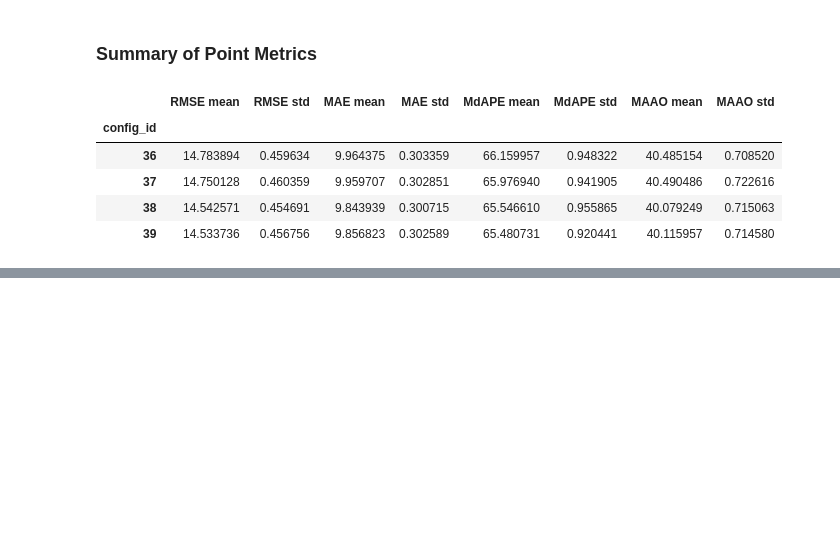
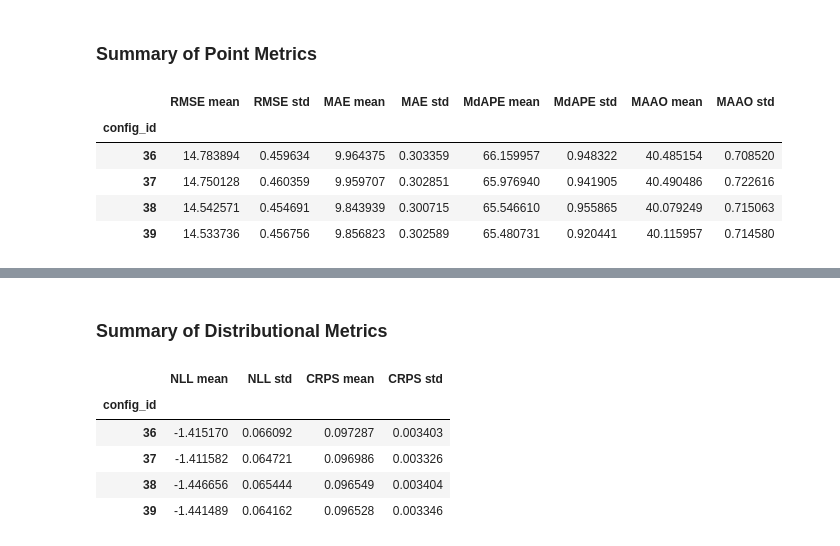
Before and after one commit to vanessamadu/seaducks, a Jupyter notebook: notebooks/evaluation.ipynb, the cells around one changed output, grey strips where cells are left out. Cells and saved outputs as stored; diff of their text form; code cells hidden in the pictures; blank space fills up the shorter version.

```diff
--- a/notebooks/evaluation.ipynb
+++ b/notebooks/evaluation.ipynb
@@ -128,0 +193,21 @@ global_point_metrics_summaries
+# %% [markdown]
+### Summary of Distributional Metrics
+# %%
+distributional_metric_names = ['NLL','CRPS']
+global_distributional_metrics_by_replication_data = global_distributional_metrics_by_replication.groupby('config_id')
+global_distributional_metrics_summaries = pd.DataFrame(columns=['NLL mean', 'NLL std', 'CRPS mean', 'CRPS std'])
+# %%
+for name in distributional_metric_names:
+    mean = global_distributional_metrics_by_replication_data.apply(lambda g: np.mean(g[name]))
+    std = global_distributional_metrics_by_replication_data.apply(lambda g: np.std(g[name],ddof=1))
+    global_distributional_metrics_summaries[f'{name} mean']=mean
+    global_distributional_metrics_summaries[f'{name} std']=std
+# %%
+global_distributional_metrics_summaries
+# %% [output]
+|  | NLL mean | NLL std | CRPS mean | CRPS std |
+| config_id |  |  |  |  |
+| 36 | -1.415170 | 0.066092 | 0.097287 | 0.003403 |
+| 37 | -1.411582 | 0.064721 | 0.096986 | 0.003326 |
+| 38 | -1.446656 | 0.065444 | 0.096549 | 0.003404 |
+| 39 | -1.441489 | 0.064162 | 0.096528 | 0.003346 |
```
Also changed, not shown: parts of 20 cells of this notebook.
